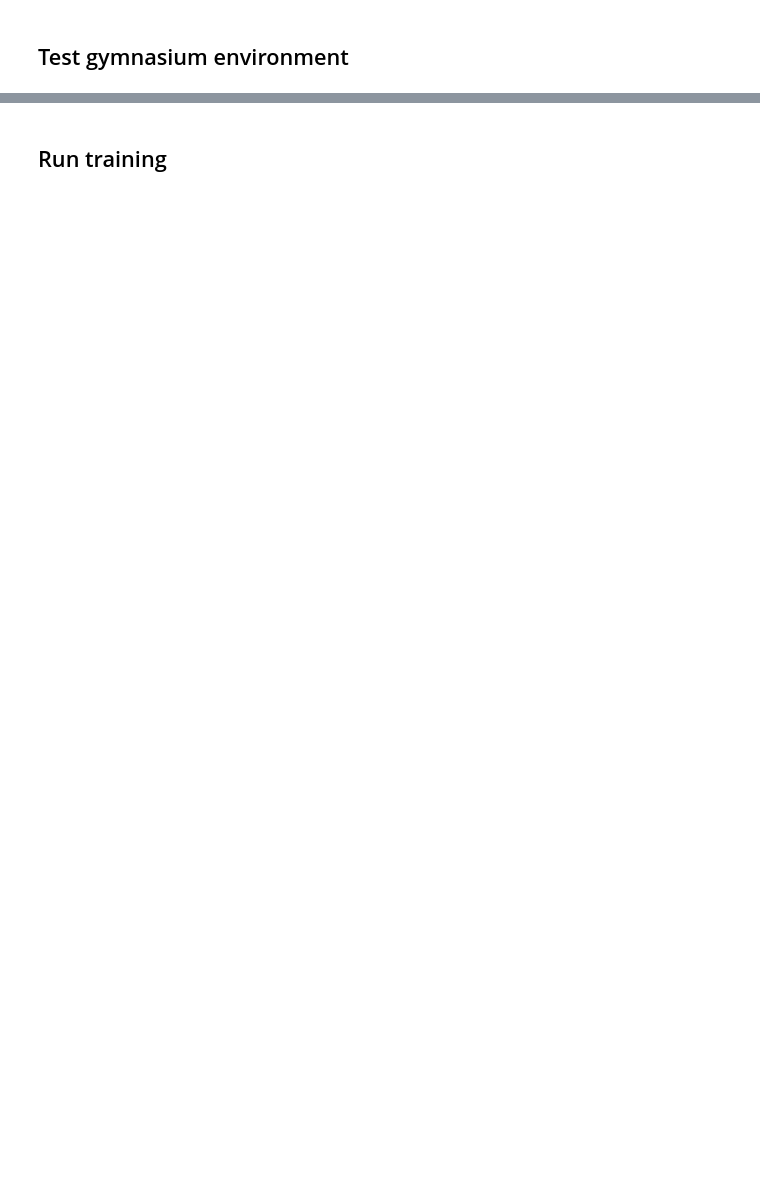
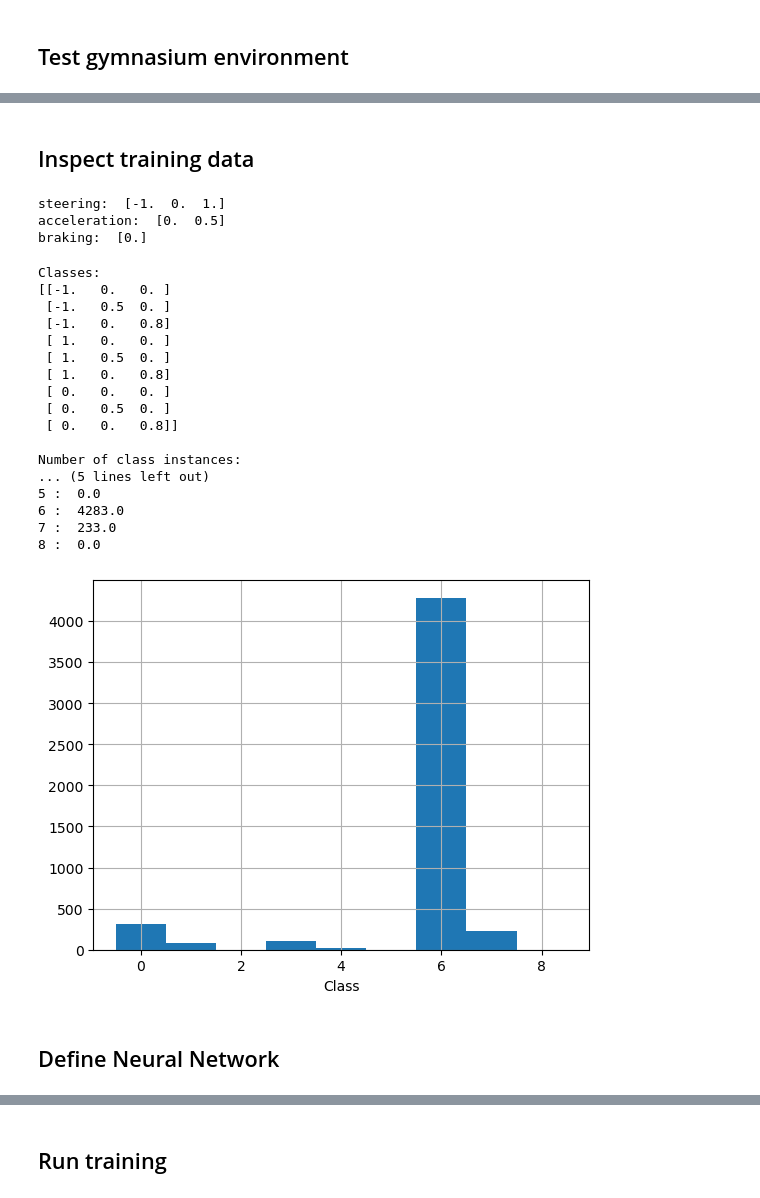
Before and after one commit to td-code/gym_behavior_cloning, a Jupyter notebook: MP_Assignment_Behavior_Cloning_solution.ipynb, the cells around one changed output, grey strips where cells are left out. Saved outputs shown, nothing was run; the diff lists cells and outputs as text; code cells hidden in the pictures; blank space fills up the shorter version.

```diff
--- a/MP_Assignment_Behavior_Cloning_solution.ipynb
+++ b/MP_Assignment_Behavior_Cloning_solution.ipynb
@@ -47 +85,66 @@ OpenCV: FFMPEG: fallback to use tag 0x7634706d/'mp4v'
 [interactive output not drawn]
+# %% [markdown]
+## Inspect training data
+# %%
+data_files = ['demos_no_braking.npz']
+observations, actions = load_demonstrations(data_files)
+# %%
+actions_np = np.array(actions)
+print('steering: ', np.unique(actions_np[:,0]))
+print('acceleration: ', np.unique(actions_np[:,1]))
+print('braking: ', np.unique(actions_np[:,2]))
+# %% [output]
+steering:  [-1.  0.  1.]
+acceleration:  [0.  0.5]
+braking:  [0.]
+# %%
+CLASSES = [
+            [-1.0, 0.0, 0.0],  # 0: Left
+            [-1.0, 0.5, 0.0],  # 1: left with acceleration
+            [-1.0, 0.0, 0.8],  # 2: left with brakes
+            [1.0, 0.0, 0.0],   # 3: right
+            [1.0, 0.5, 0.0],   # 4: right with acceleration
+            [1.0, 0.0, 0.8],   # 5: right with brakes
+            [0.0, 0.0, 0.0],   # 6: straight
+            [0.0, 0.5, 0.0],   # 7: straight with acceleration
+            [0.0, 0.0, 0.8]    # 8: straight with brakes
+        ]
+
+print('Classes:')
+print(np.array(CLASSES))
+
+num_classes = np.zeros(len(CLASSES))
+for a in actions:
+    for idx, c in enumerate(CLASSES):
+        if np.array_equal(a, c):
+            num_classes[idx] += 1
+
+print('\nNumber of class instances:')
+for idx, n in enumerate(num_classes):
+    print(idx, ': ', n)
+
+plt.figure()
+plt.stairs(num_classes, edges=np.arange(0, len(num_classes)+1)-0.5, fill=True, label='#samples in each class')
+plt.grid(True)
+plt.xlabel('Class');
+# %% [output]
+Classes:
+[[-1.   0.   0. ]
+ [-1.   0.5  0. ]
+ [-1.   0.   0.8]
+ [ 1.   0.   0. ]
+ [ 1.   0.5  0. ]
+ [ 1.   0.   0.8]
+ [ 0.   0.   0. ]
+ [ 0.   0.5  0. ]
+ [ 0.   0.   0.8]]
+
+Number of class instances:
+... (5 lines left out)
+5 :  0.0
+6 :  4283.0
+7 :  233.0
+8 :  0.0
+[figure, added]
+# %% [markdown]
+## Define Neural Network
```
Also changed, not shown: parts of 13 cells of this notebook, 10 other files.
